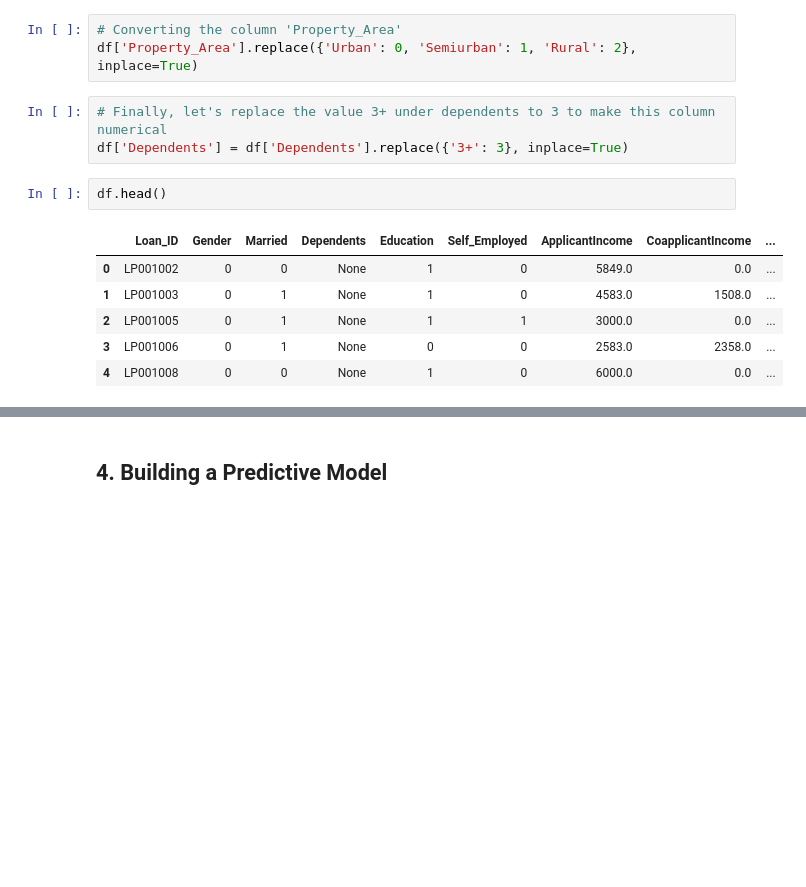
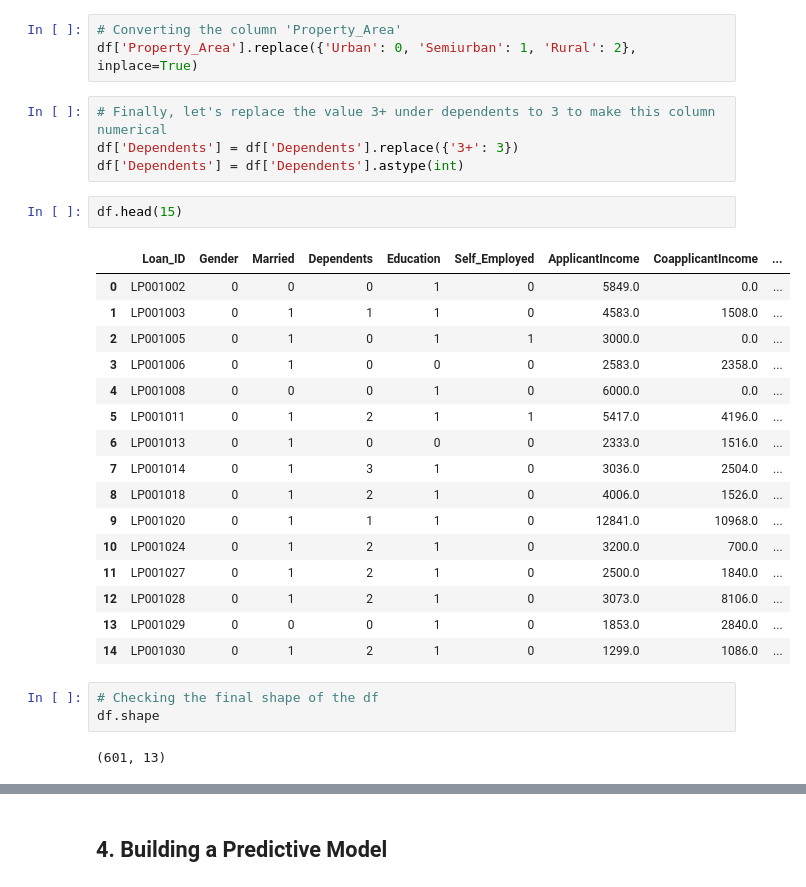
Before and after one commit to rafaelaqfc/Loan-Prediction-Project, a Jupyter notebook: notebooks/instructions.ipynb, the cells around one changed output, grey strips where cells are left out. Saved outputs shown, nothing was run; the diff lists cells and outputs as text; blank space fills up the shorter version.

```diff
--- a/notebooks/instructions.ipynb
+++ b/notebooks/instructions.ipynb
@@ -871,13 +871,29 @@ df['Education'].replace({'Graduate': 1, 'Not Graduate': 0}, inplace=True)
 df['Property_Area'].replace({'Urban': 0, 'Semiurban': 1, 'Rural': 2}, inplace=True)
 # %%
 # Finally, let's replace the value 3+ under dependents to 3 to make this column numerical
-df['Dependents'] = df['Dependents'].replace({'3+': 3}, inplace=True)
+df['Dependents'] = df['Dependents'].replace({'3+': 3})
+df['Dependents'] = df['Dependents'].astype(int)
 # %%
-df.head()
+df.head(15)
 # %% [output]
 |  | Loan_ID | Gender | Married | Dependents | Education | Self_Employed | ApplicantIncome | CoapplicantIncome | ... |
-| 0 | LP001002 | 0 | 0 | None | 1 | 0 | 5849.0 | 0.0 | ... |
-| 1 | LP001003 | 0 | 1 | None | 1 | 0 | 4583.0 | 1508.0 | ... |
-| 2 | LP001005 | 0 | 1 | None | 1 | 1 | 3000.0 | 0.0 | ... |
-| 3 | LP001006 | 0 | 1 | None | 0 | 0 | 2583.0 | 2358.0 | ... |
-| 4 | LP001008 | 0 | 0 | None | 1 | 0 | 6000.0 | 0.0 | ... |
+| 0 | LP001002 | 0 | 0 | 0 | 1 | 0 | 5849.0 | 0.0 | ... |
+| 1 | LP001003 | 0 | 1 | 1 | 1 | 0 | 4583.0 | 1508.0 | ... |
+| 2 | LP001005 | 0 | 1 | 0 | 1 | 1 | 3000.0 | 0.0 | ... |
+| 3 | LP001006 | 0 | 1 | 0 | 0 | 0 | 2583.0 | 2358.0 | ... |
+| 4 | LP001008 | 0 | 0 | 0 | 1 | 0 | 6000.0 | 0.0 | ... |
+| 5 | LP001011 | 0 | 1 | 2 | 1 | 1 | 5417.0 | 4196.0 | ... |
+| 6 | LP001013 | 0 | 1 | 0 | 0 | 0 | 2333.0 | 1516.0 | ... |
+| 7 | LP001014 | 0 | 1 | 3 | 1 | 0 | 3036.0 | 2504.0 | ... |
+| 8 | LP001018 | 0 | 1 | 2 | 1 | 0 | 4006.0 | 1526.0 | ... |
+| 9 | LP001020 | 0 | 1 | 1 | 1 | 0 | 12841.0 | 10968.0 | ... |
+| 10 | LP001024 | 0 | 1 | 2 | 1 | 0 | 3200.0 | 700.0 | ... |
+| 11 | LP001027 | 0 | 1 | 2 | 1 | 0 | 2500.0 | 1840.0 | ... |
+| 12 | LP001028 | 0 | 1 | 2 | 1 | 0 | 3073.0 | 8106.0 | ... |
+| 13 | LP001029 | 0 | 0 | 0 | 1 | 0 | 1853.0 | 2840.0 | ... |
+| 14 | LP001030 | 0 | 1 | 2 | 1 | 0 | 1299.0 | 1086.0 | ... |
+# %%
+# Checking the final shape of the df
+df.shape
+# %% [output]
+(601, 13)
```
Also changed, not shown: parts of 3 cells of this notebook, 1 other file.
